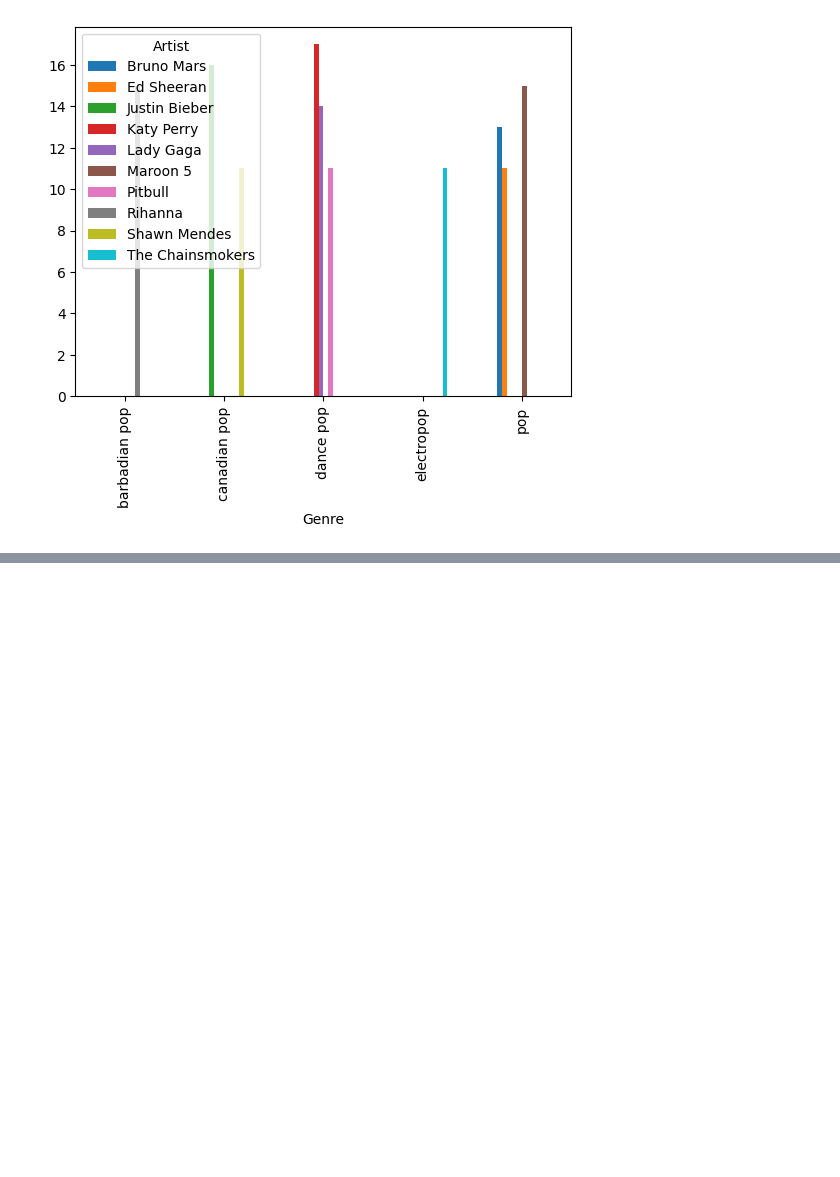
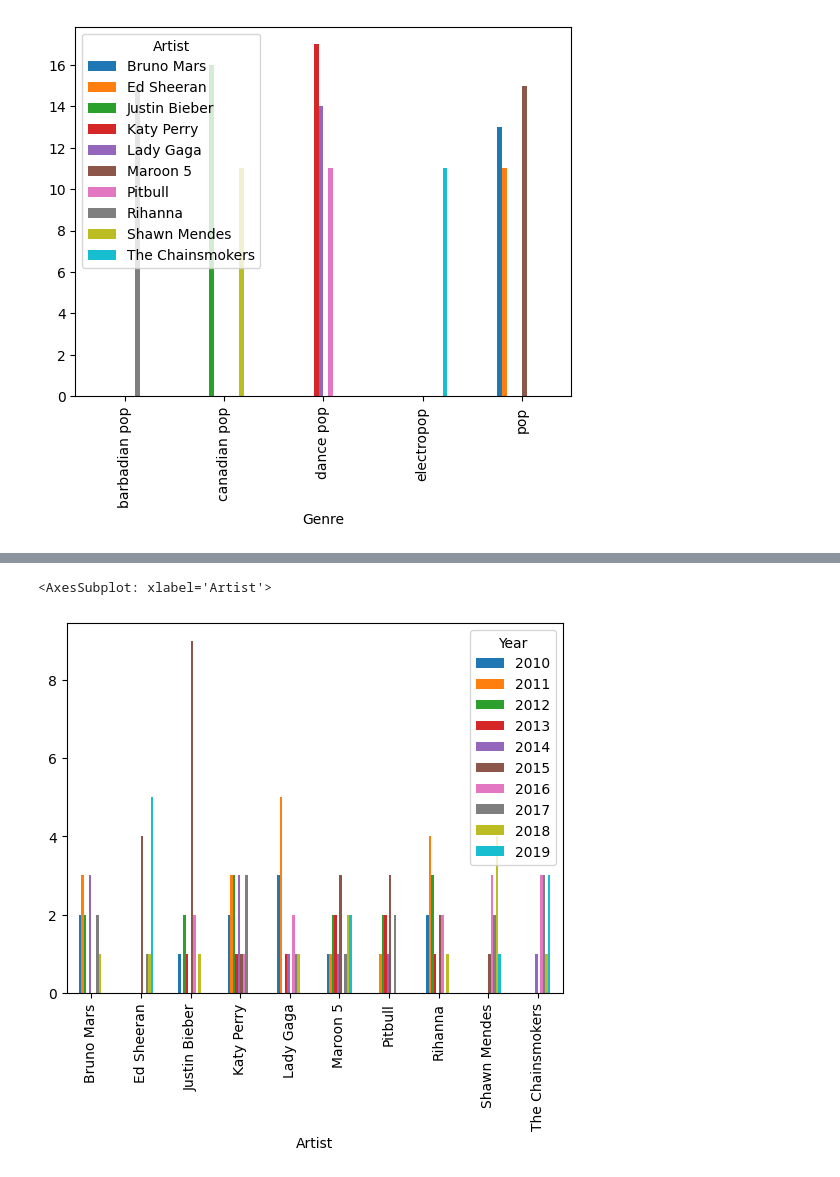
Before and after one commit to Julietvb/Data-science, a Jupyter notebook: Portfolio assignment 13 & 14.ipynb, the cells around one changed output, grey strips where cells are left out. Drawn from its saved outputs; the diff is of its cells as text; code cells hidden in the pictures; blank space fills up the shorter version.

```diff
--- a/Portfolio assignment 13 & 14.ipynb
+++ b/Portfolio assignment 13 & 14.ipynb
@@ -205,0 +237,3 @@ artistContingencyTable.plot(kind='bar')
+# %%
+artistYearContingencyTable = create_contingency_table(top5Artists, 'Year','Artist')
+artistYearContingencyTable
@@ -205,0 +253,5 @@ artistContingencyTable.plot(kind='bar')
+# %%
+artistYearContingencyTable.plot(kind='bar')
+# %% [output]
+<AxesSubplot: xlabel='Artist'>
+[figure, added]
```
Also changed, not shown: parts of 11 cells of this notebook.
